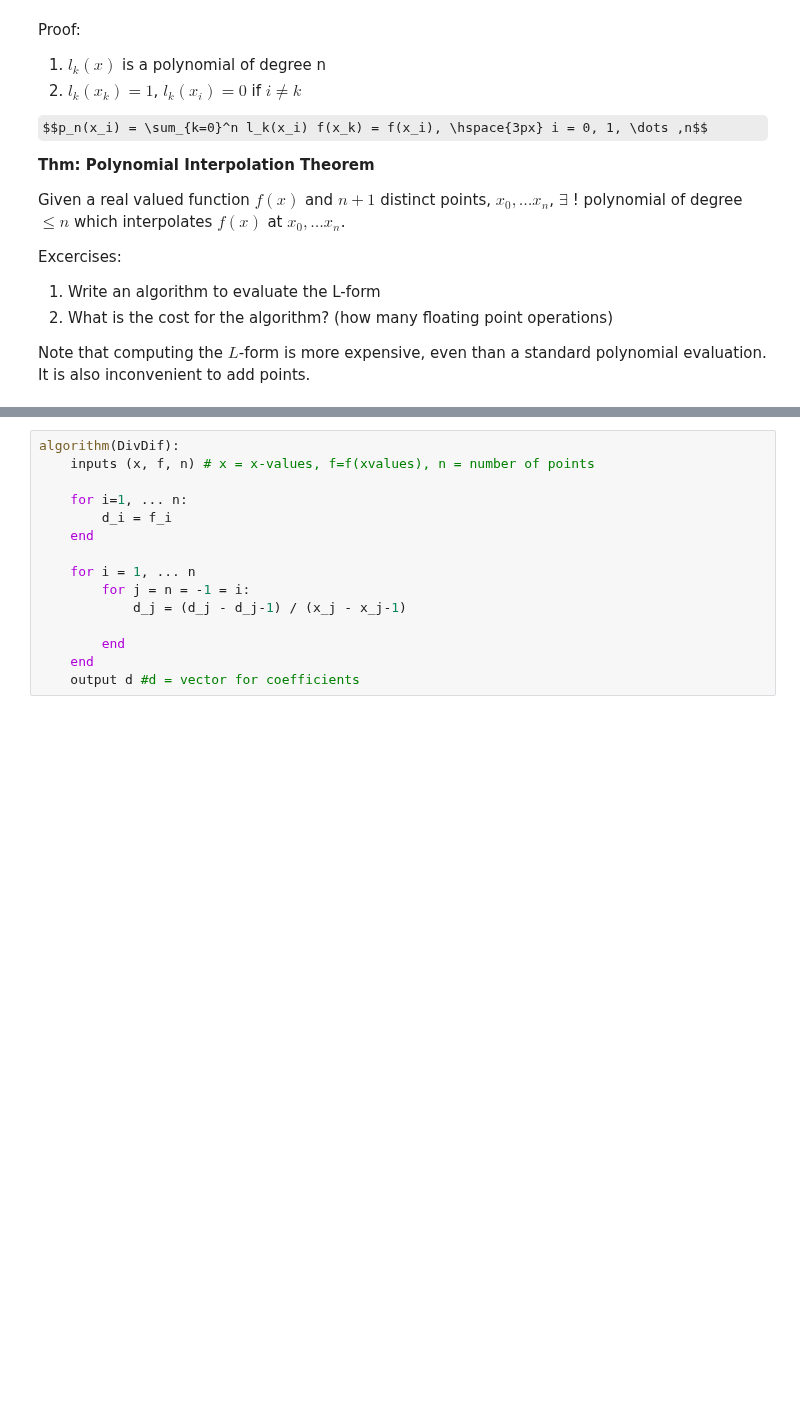
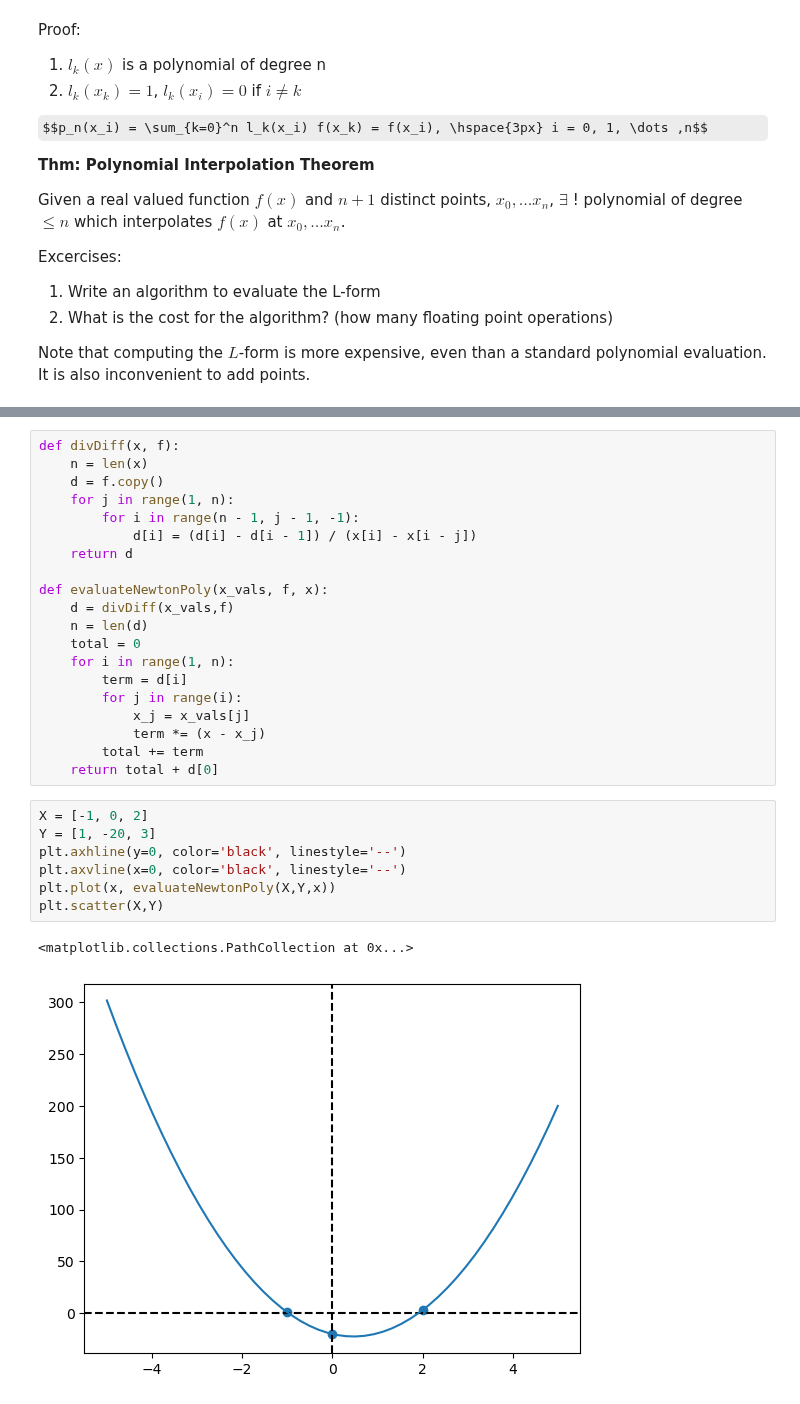
Before and after one commit to PrasunBanerjee04/TechnicalNotes, a Jupyter notebook: Applied Mathematics/Numerical Methods/Introduction.ipynb, the cells around one changed output, grey strips where cells are left out. Cells and saved outputs as stored; diff of their text form; some formulas as TeX source; blank space fills up the shorter version.

```diff
--- a/Applied Mathematics/Numerical Methods/Introduction.ipynb
+++ b/Applied Mathematics/Numerical Methods/Introduction.ipynb
@@ -209,17 +218,32 @@ $$f[x_0] + f[x_0,x_1](x - x_0) + \dots + f[x_0, \dots, x_k](x - x_0)\dots(x - x_
 
 Summary:
 # %%
-algorithm(DivDif):
-    inputs (x, f, n) # x = x-values, f=f(xvalues), n = number of points
+def divDiff(x, f):
+    n = len(x)
+    d = f.copy()
+    for j in range(1, n):
+        for i in range(n - 1, j - 1, -1):
+            d[i] = (d[i] - d[i - 1]) / (x[i] - x[i - j])
+    return d
 
-    for i=1, ... n:
-        d_i = f_i
-    end
-
-    for i = 1, ... n
-        for j = n = -1 = i:
-            d_j = (d_j - d_j-1) / (x_j - x_j-1)
-
-        end
-    end
-    output d #d = vector for coefficients
+def evaluateNewtonPoly(x_vals, f, x):
+    d = divDiff(x_vals,f)
+    n = len(d)
+    total = 0
+    for i in range(1, n):
+        term = d[i]
+        for j in range(i):
+            x_j = x_vals[j]
+            term *= (x - x_j)
+        total += term
+    return total + d[0]
+# %%
+X = [-1, 0, 2]
+Y = [1, -20, 3]
+plt.axhline(y=0, color='black', linestyle='--')
+plt.axvline(x=0, color='black', linestyle='--')
+plt.plot(x, evaluateNewtonPoly(X,Y,x))
+plt.scatter(X,Y)
+# %% [output]
+<matplotlib.collections.PathCollection at 0x...>
+[figure, added]
```
Also changed, not shown: parts of 5 cells of this notebook, 4 other files.
